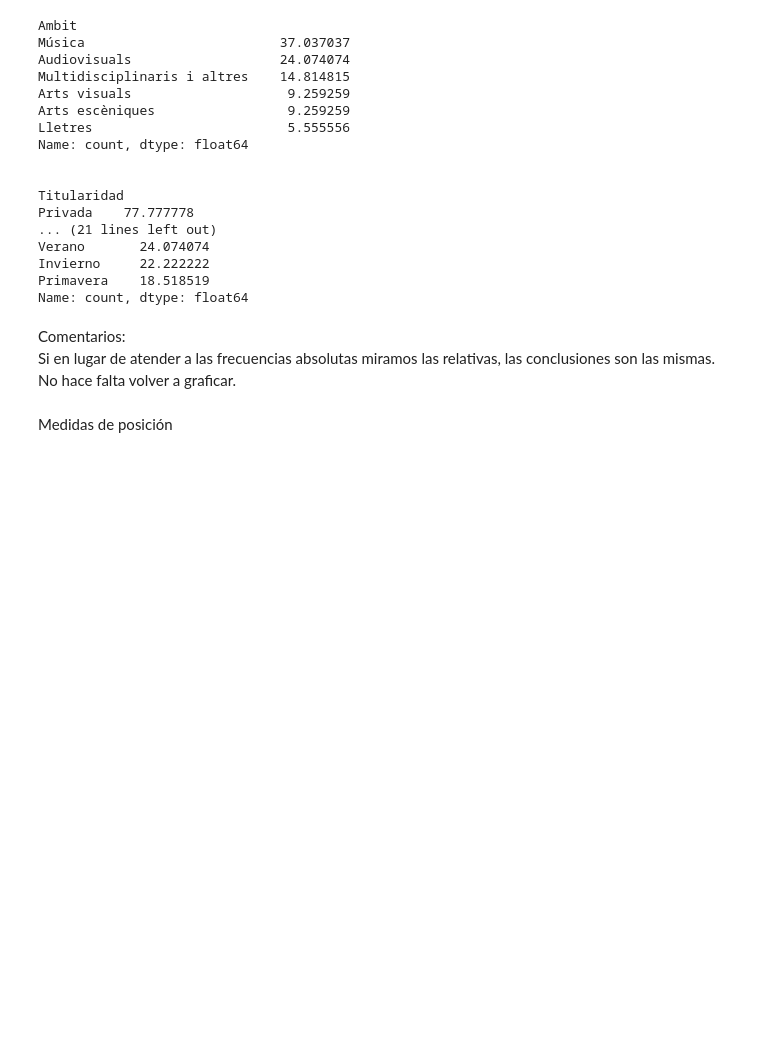
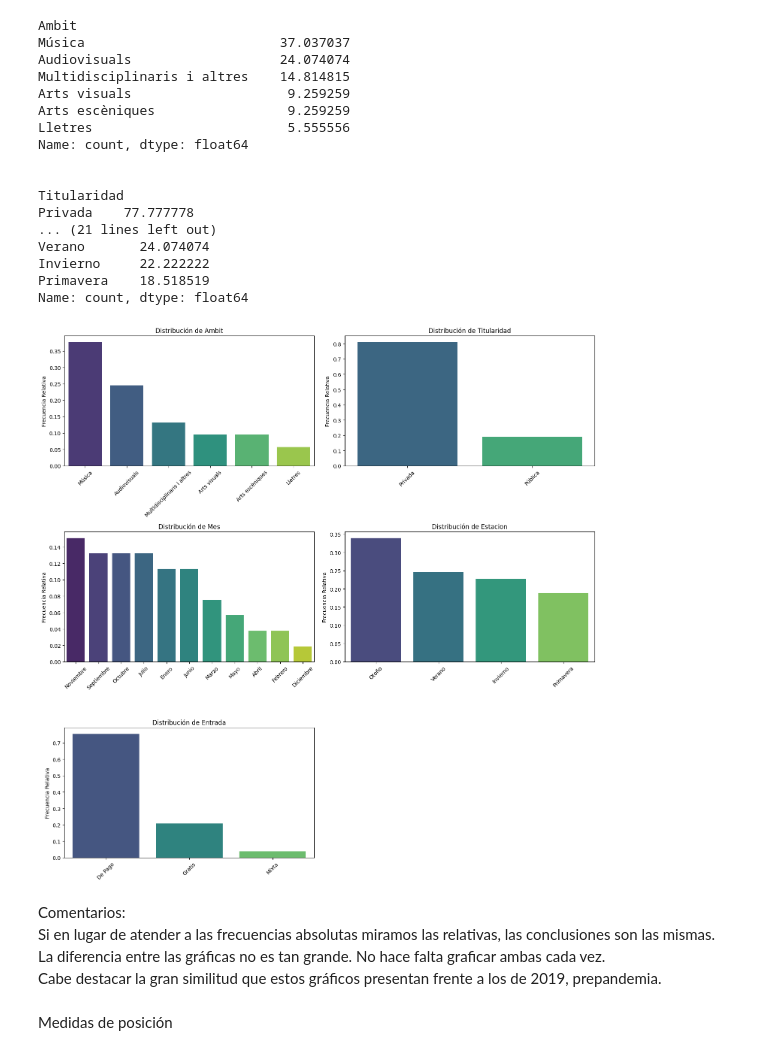
Before and after one commit to marosor/ONLINE_DS_THEBRIDGE_marosor, a Jupyter notebook: EDA/3_analisis_2022.ipynb, the cells around one changed output. Drawn from its saved outputs; the diff is of its cells as text; code cells hidden in the pictures; blank space fills up the shorter version.

```diff
--- a/EDA/3_analisis_2022.ipynb
+++ b/EDA/3_analisis_2022.ipynb
@@ -237,9 +243,14 @@ Verano       24.074074
 Invierno     22.222222
 Primavera    18.518519
 Name: count, dtype: float64
+# %%
+pinta_distribucion_categoricas(festivales_bcn_22, categoricas_destacadas, relativa = True)
+# %% [output]
+[figure, added]
 # %% [markdown]
 Comentarios:<br>
-Si en lugar de atender a las frecuencias absolutas miramos las relativas, las conclusiones son las mismas. No hace falta volver a graficar.
+Si en lugar de atender a las frecuencias absolutas miramos las relativas, las conclusiones son las mismas. La diferencia entre las gráficas no es tan grande. No hace falta graficar ambas cada vez.<br>
+Cabe destacar la gran similitud que estos gráficos presentan frente a los de 2019, prepandemia.
 # %% [markdown]
 Medidas de posición
 # %%
```
Also changed, not shown: parts of 8 cells of this notebook, 20 other files.
